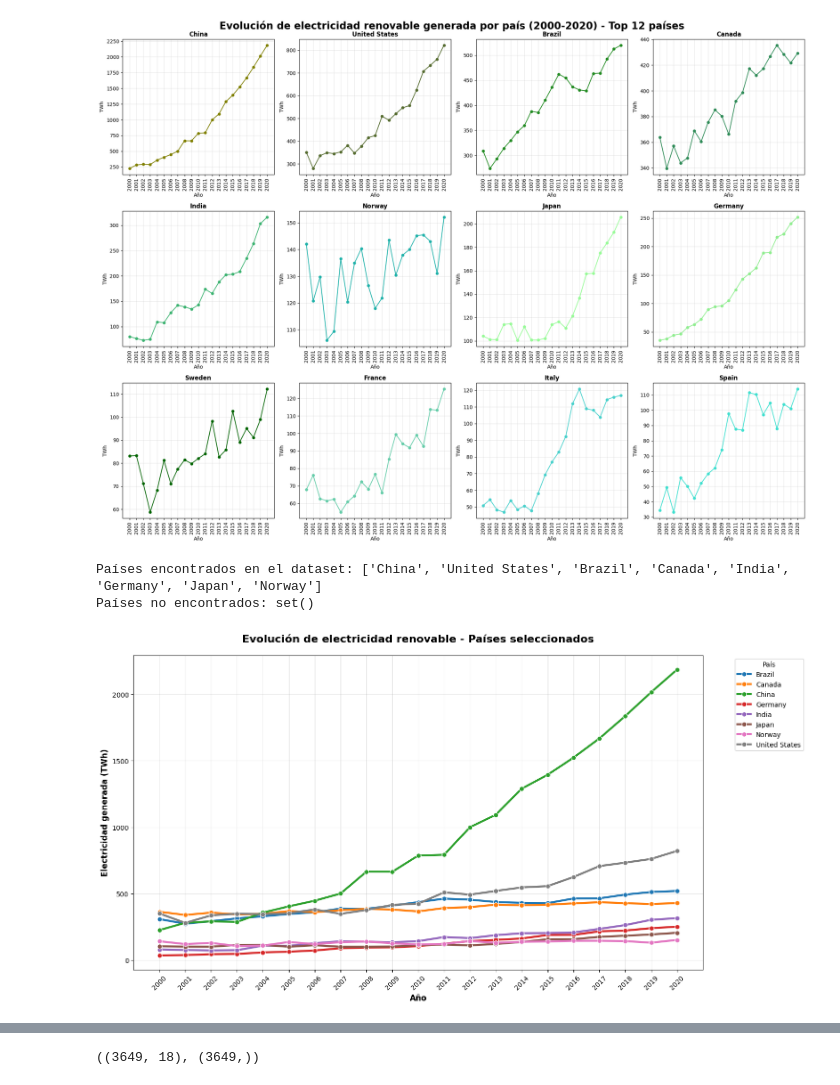
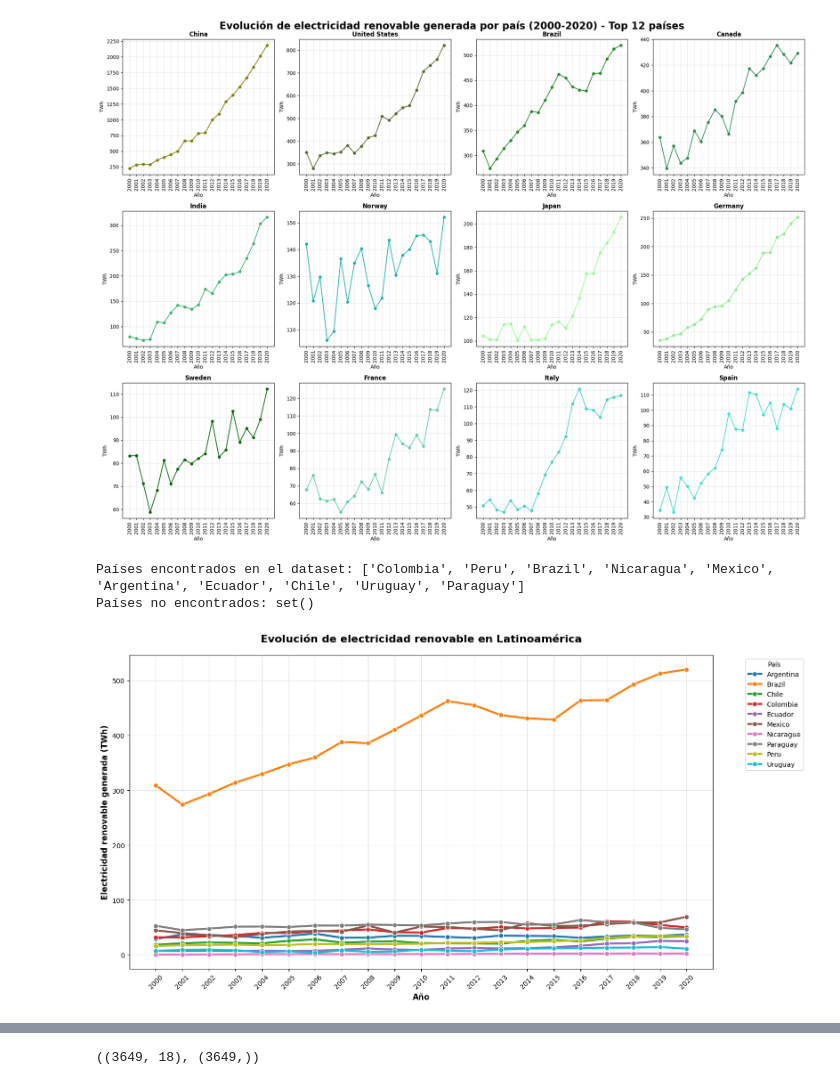
Before and after one commit to juanejd/prediction-model-renewable-energy, a Jupyter notebook: ADA_ML_LR.ipynb, the cells around one changed output, grey strips where cells are left out. Cells and saved outputs as stored; diff of their text form; code cells hidden in the pictures.

```diff
--- a/ADA_ML_LR.ipynb
+++ b/ADA_ML_LR.ipynb
@@ -600,16 +610,18 @@ plt.show()
 # %% [output]
 [figure]
 # %%
-# Buscar por paises de intereses
+# Paises Latinoamericanos
 country_of_interest = [
-    "China",
-    "United States",
+    "Colombia",
+    "Peru",
     "Brazil",
-    "Canada",
-    "India",
-    "Germany",
-    "Japan",
-    "Norway",
+    "Nicaragua",
+    "Mexico",
+    "Argentina",
+    "Ecuador",
+    "Chile",
+    "Uruguay",
+    "Paraguay",
 ]
 
 # Filtrar datos solo para países de interés que existan en el dataset
@@ -622,34 +634,34 @@ print(f"Países encontrados en el dataset: {countrys_filtered}")
 print(f"Países no encontrados: {set(country_of_interest) - set(countrys_filtered)}")
 
 countrys_of_interest_data = df_filled[df_filled["Entity"].isin(countrys_filtered)]
 
 if not countrys_of_interest_data.empty:
     plt.figure(figsize=(15, 8))
     sns.lineplot(
         data=countrys_of_interest_data,
         x="Year",
         y="Electricity from renewables (TWh)",
         hue="Entity",
         marker="o",
         markersize=7,
         linewidth=3,
     )
     plt.title(
-        "Evolución de electricidad renovable - Países seleccionados",
+        "Evolución de electricidad renovable en Latinoamérica",
         fontsize=16,
         fontweight="bold",
         pad=20,
     )
     plt.xlabel("Año", fontsize=12, fontweight="bold")
-    plt.ylabel("Electricidad generada (TWh)", fontsize=12, fontweight="bold")
+    plt.ylabel("Electricidad renovable generada (TWh)", fontsize=12, fontweight="bold")
     plt.xticks(countrys_of_interest_data["Year"].unique(), rotation=45)
     plt.legend(title="País", bbox_to_anchor=(1.05, 1), loc="upper left")
     plt.grid(True, alpha=0.3)
     plt.tight_layout()
     plt.show()
 else:
     print("No se encontraron datos para los países especificados")
 # %% [output]
-Países encontrados en el dataset: ['China', 'United States', 'Brazil', 'Canada', 'India', 'Germany', 'Japan', 'Norway']
+Países encontrados en el dataset: ['Colombia', 'Peru', 'Brazil', 'Nicaragua', 'Mexico', 'Argentina', 'Ecuador', 'Chile', 'Uruguay', 'Paraguay']
 Países no encontrados: set()
-[figure, old version]
+[figure, new version]
```
Also changed, not shown: parts of 28 cells of this notebook.
